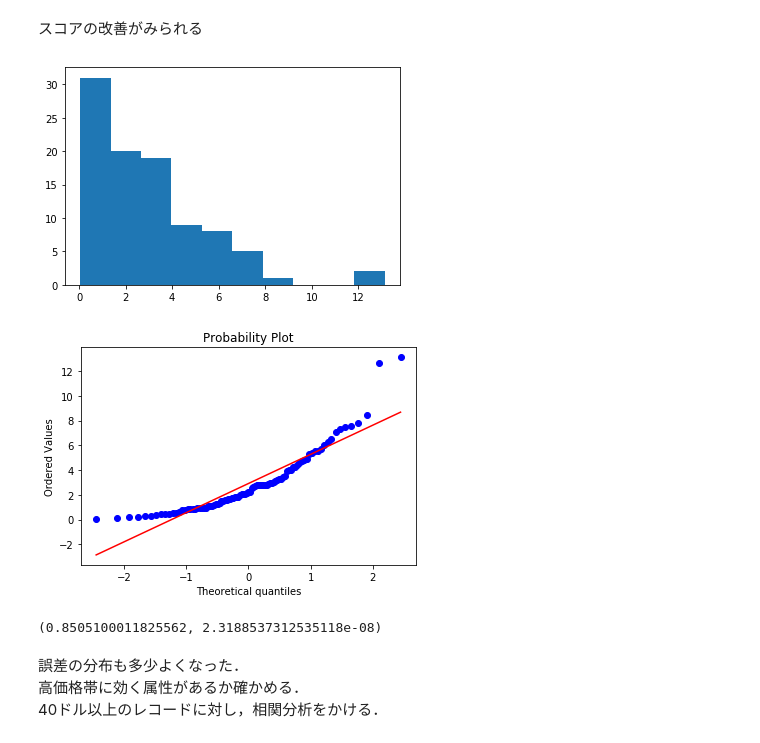
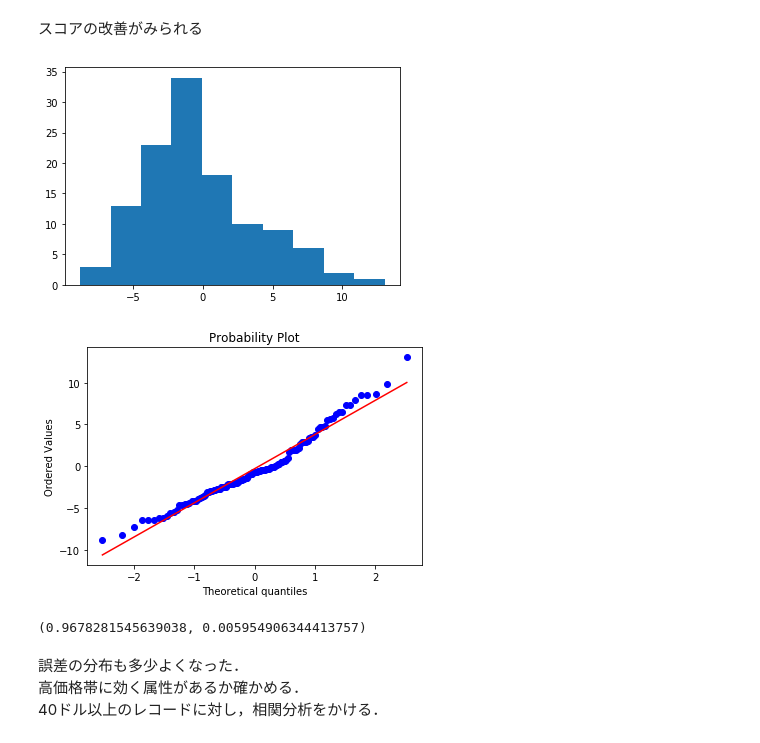
Before and after one commit to utoca/submit, a Jupyter notebook: 第5回課題.ipynb, the cells around one changed output. Drawn from its saved outputs; the diff is of its cells as text; code cells hidden in the pictures.

```diff
--- a/第5回課題.ipynb
+++ b/第5回課題.ipynb
@@ -181,12 +188,12 @@ print(score)
 # %%
 y_pred = model.predict(x_test)
 
 #誤差の分布
-check_norm([math.fabs(d[1]-d[0]) for d in zip(y_pred,y_test)])
+check_norm([d[1]-d[0] for d in zip(y_pred,y_test)])
 # %% [output]
-[figure, old version]
+[figure, new version]
-[figure, old version]
+[figure, new version]
-(0.8505100011825562, 2.3188537312535118e-08)
+(0.9678281545639038, 0.005954906344413757)
 # %% [markdown]
 誤差の分布も多少よくなった．
 高価格帯に効く属性があるか確かめる．
```
Also changed, not shown: parts of 3 cells of this notebook, 3 other files.
